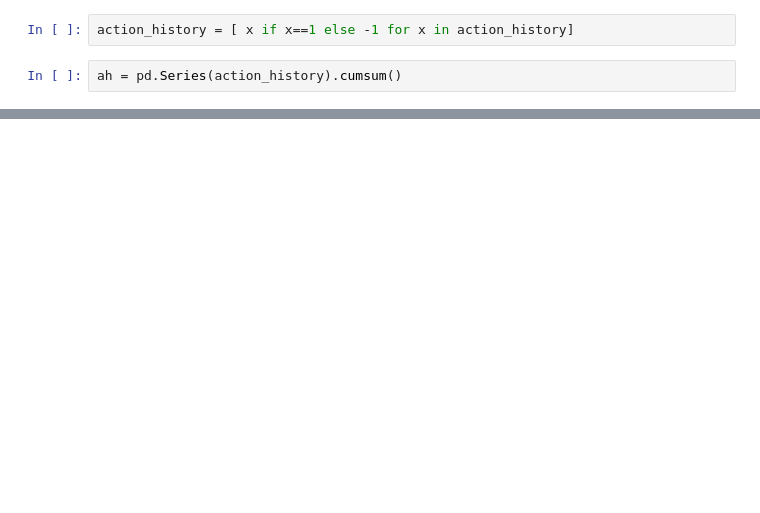
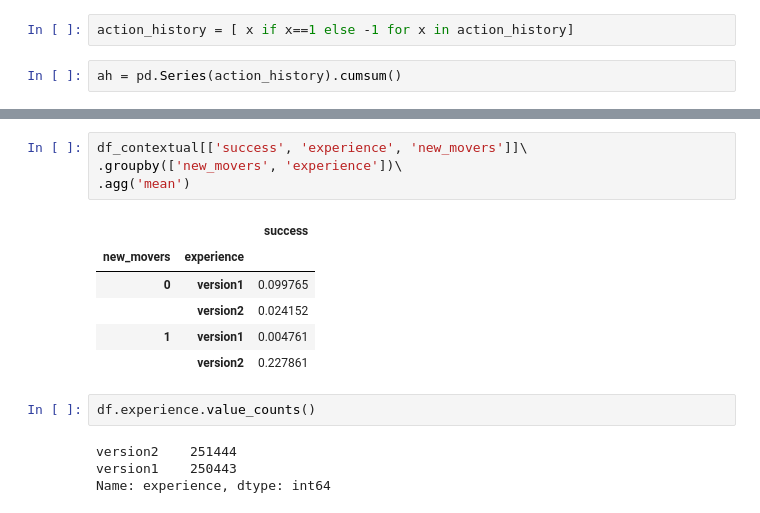
Before and after one commit to luwang-gt/MAB, a Jupyter notebook: case_study.ipynb, the cells around one changed output, grey strips where cells are left out. Saved outputs shown, nothing was run; the diff lists cells and outputs as text; blank space fills up the shorter version.

```diff
--- a/case_study.ipynb
+++ b/case_study.ipynb
@@ -220,0 +217,17 @@ ah.plot()
+# %%
+df_contextual[['success', 'experience', 'new_movers']]\
+.groupby(['new_movers', 'experience'])\
+.agg('mean')
+# %% [output]
+|  |  | success |
+| new_movers | experience |  |
+| 0 | version1 | 0.099765 |
+|  | version2 | 0.024152 |
+| 1 | version1 | 0.004761 |
+|  | version2 | 0.227861 |
+# %%
+df.experience.value_counts()
+# %% [output]
+version2    251444
+version1    250443
+Name: experience, dtype: int64
```
Also changed, not shown: parts of 16 cells of this notebook, 3 other files.
